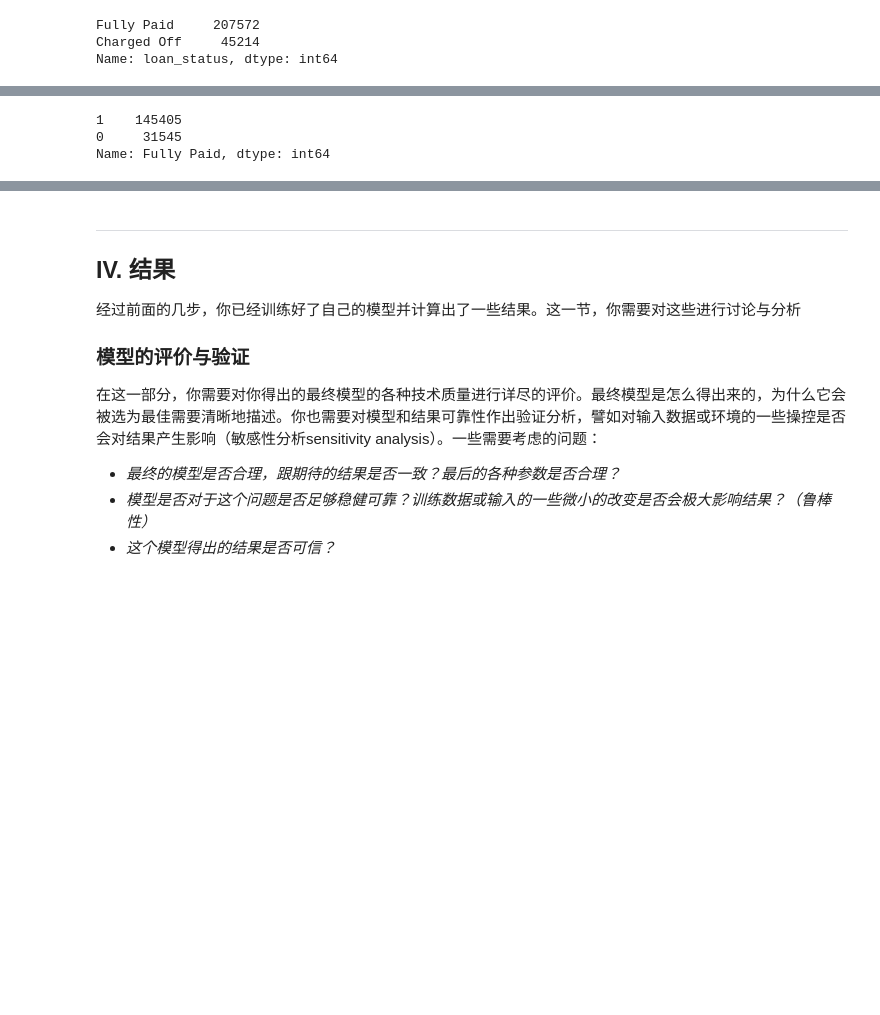
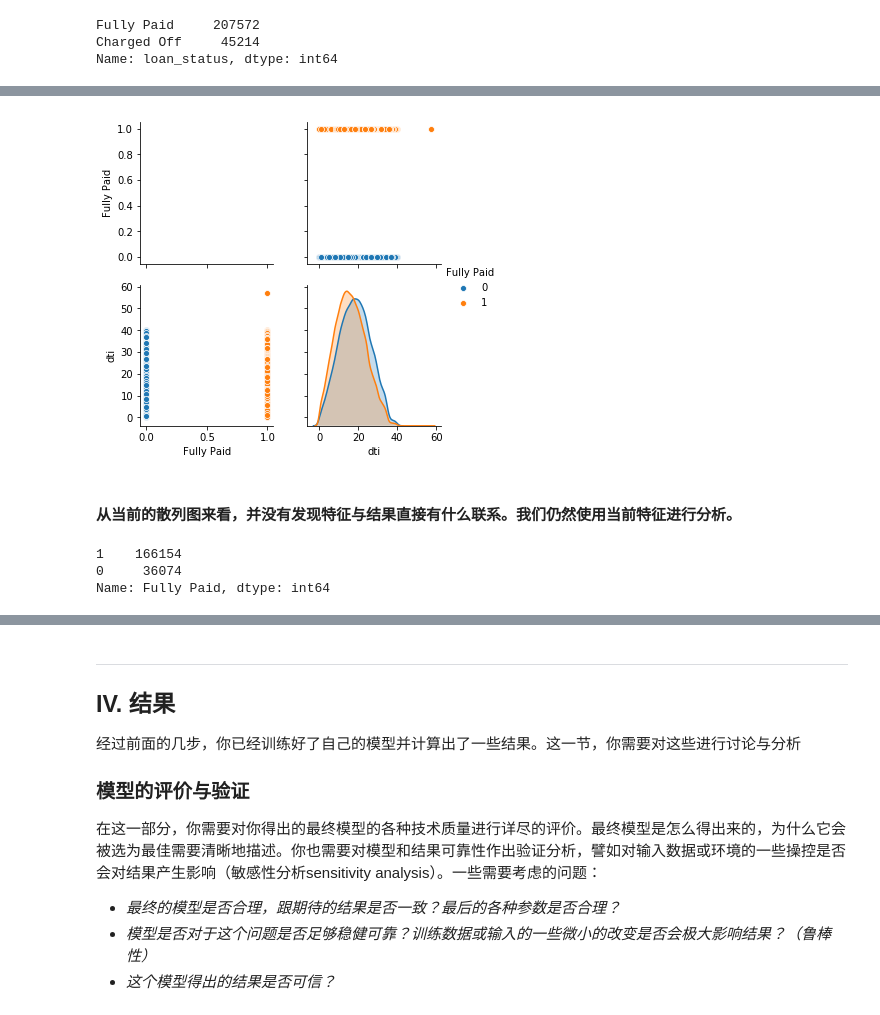
Before and after one commit to kimi987/PyAndML, a Jupyter notebook: src/毕业项目/AIPND Capstone Template.ipynb, the cells around one changed output, grey strips where cells are left out. Saved outputs shown, nothing was run; the diff lists cells and outputs as text; code cells hidden in the pictures; blank space fills up the shorter version.

```diff
--- a/src/毕业项目/AIPND Capstone Template.ipynb
+++ b/src/毕业项目/AIPND Capstone Template.ipynb
@@ -553,12 +499,18 @@ sns.pairplot(df_clean[['Fully Paid', 'funded_amnt', 'annual_inc']], hue="Fully P
+# %%
+sns.pairplot(df_clean[['Fully Paid', 'dti']], hue="Fully Paid");
+# %% [output]
+[figure, added]
+# %% [markdown]
+#### 从当前的散列图来看，并没有发现特征与结果直接有什么联系。我们仍然使用当前特征进行分析。
 # %%
 #这里要使用逻辑回归的函数
 #使用sklearn.cross_validation里的train_test_split模块分割数据集
 from sklearn.model_selection import train_test_split
-X_train,X_test,y_train,y_test = train_test_split(df_clean.drop(['Fully Paid'], axis=1),df_clean['Fully Paid'], test_size = 0.3,random_state = 33)
+X_train,X_test,y_train,y_test = train_test_split(df_clean.drop(['Fully Paid'], axis=1),df_clean['Fully Paid'], test_size = 0.2,random_state = 33)
 y_train.value_counts()
 # %% [output]
-1    145405
-0     31545
+1    166154
+0     36074
 Name: Fully Paid, dtype: int64
 # %%
 #查看测试集的数据
```
Also changed, not shown: parts of 52 cells of this notebook.
